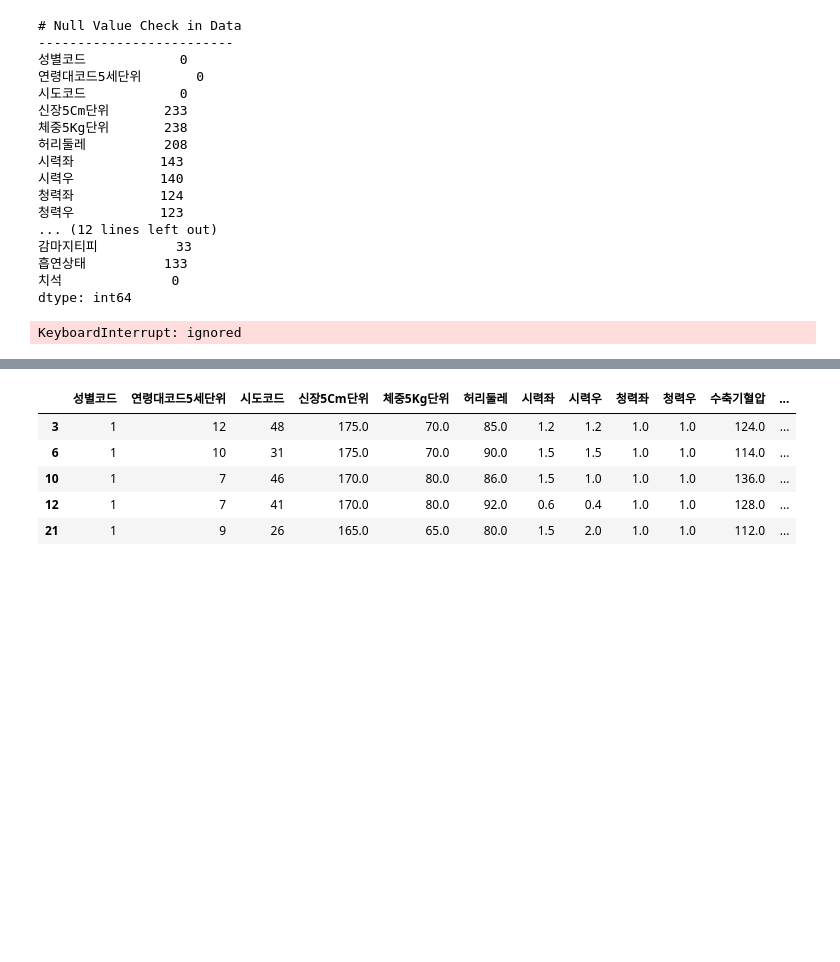
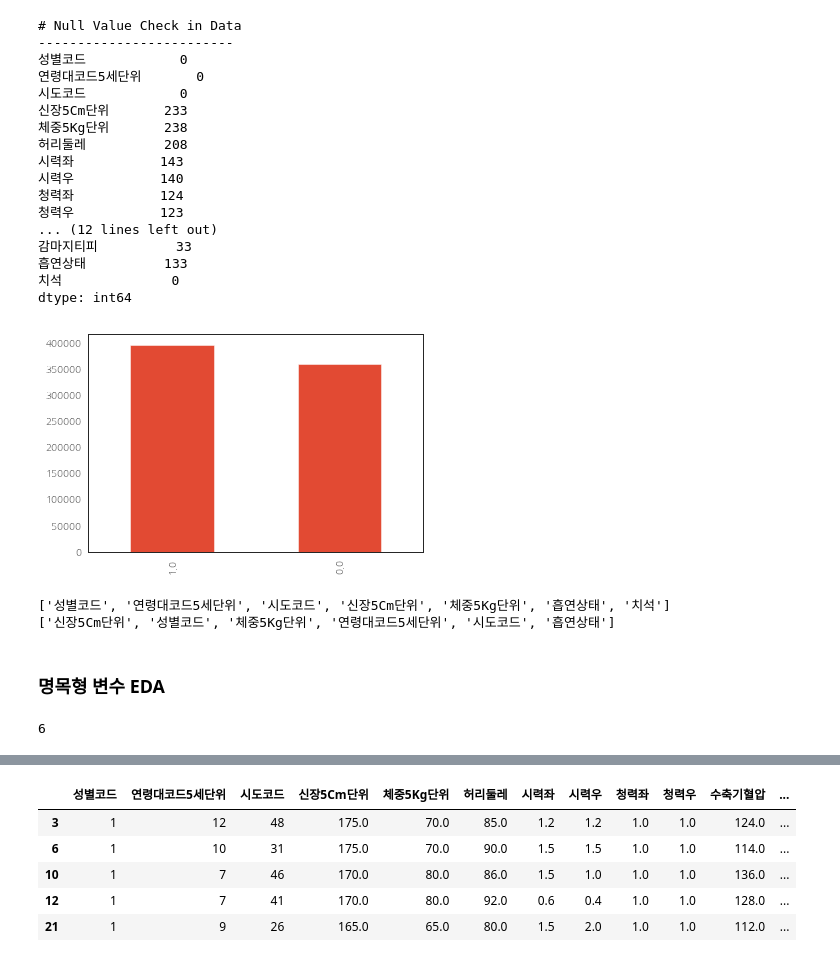
Before and after one commit to jaehyun0220/Colab, a Jupyter notebook: health_dental_ver1.ipynb, the cells around one changed output, grey strips where cells are left out. Saved outputs shown, nothing was run; the diff lists cells and outputs as text; code cells hidden in the pictures; blank space fills up the shorter version.

```diff
--- a/health_dental_ver1.ipynb
+++ b/health_dental_ver1.ipynb
@@ -24,3 +24,15 @@ sns.set_style('white')
 #ignore warnings
 import warnings
 warnings.filterwarnings('ignore')
+
+# 한글 글꼴 설치
+!apt-get update -qq
+!apt-get install fonts-nanum* -qq
+
+path = '/usr/share/fonts/truetype/nanum/NanumGothicEco.ttf'  # 설치된 나눔글꼴중 원하는 녀석의 전체 경로를 가져오자
+font_name = fm.FontProperties(fname=path, size=10).get_name()
+print(font_name)
+plt.rc('font', family=font_name)
+
+# 우선 fm._rebuild() 를 해주고
+fm._rebuild()
@@ -186,10 +218,10 @@ None
 # %%
 # 범주형, 연속형 변수 type 지정
 # 명목형 변수는 obj로 연속형 변수는 int 또는 float로 변경
-type_obj_cols = ['성별코드', '시도코드', '흡연상태', '치석']
+category_features = ['성별코드', '연령대코드5세단위', '신장5Cm단위', '체중5Kg단위','시도코드', '흡연상태', '치석']
 
 for col in df_data.columns:
-  if col in type_obj_cols:
+  if col in category_features:
     df_data[col] = df_data[col].astype(object)
 
 print(df_data.info())
@@ -243,7 +275,28 @@ print(df_data.isnull().sum())
 흡연상태          133
 치석              0
 dtype: int64
-# %%
-plt.hist(df_data['치석'])
-# %% [output]
-KeyboardInterrupt: ignored
+# %%
+df_data['치석'].value_counts().plot(kind='bar')
+plt.show()
+# %% [output]
+[figure, added]
+# %%
+# 앞에서 명목형 변수의 형을 object로 모두 변경했기 때문에 컬럼 중에서 object 타입을 가진 컬럼만 뽑아서 명목형 변수의 리스트를 만든다
+# 이 때, 데이터의 기본키(인덱스), 종속변수 등을 제외하고 분석하는 것이 좋음
+
+# 단변수 탐색
+category_features = [col for col in df_data.columns if df_data[col].dtypes == "object"]
+print(category_features)
+
+
+category_features = list(set(category_features) - set(['치석']))
+print(category_features)
+# %% [output]
+['성별코드', '연령대코드5세단위', '시도코드', '신장5Cm단위', '체중5Kg단위', '흡연상태', '치석']
+['신장5Cm단위', '성별코드', '체중5Kg단위', '연령대코드5세단위', '시도코드', '흡연상태']
+# %% [markdown]
+### 명목형 변수 EDA
+# %%
+print(len(category_features))
+# %% [output]
+6
```
Also changed, not shown: parts of 9 cells of this notebook.
